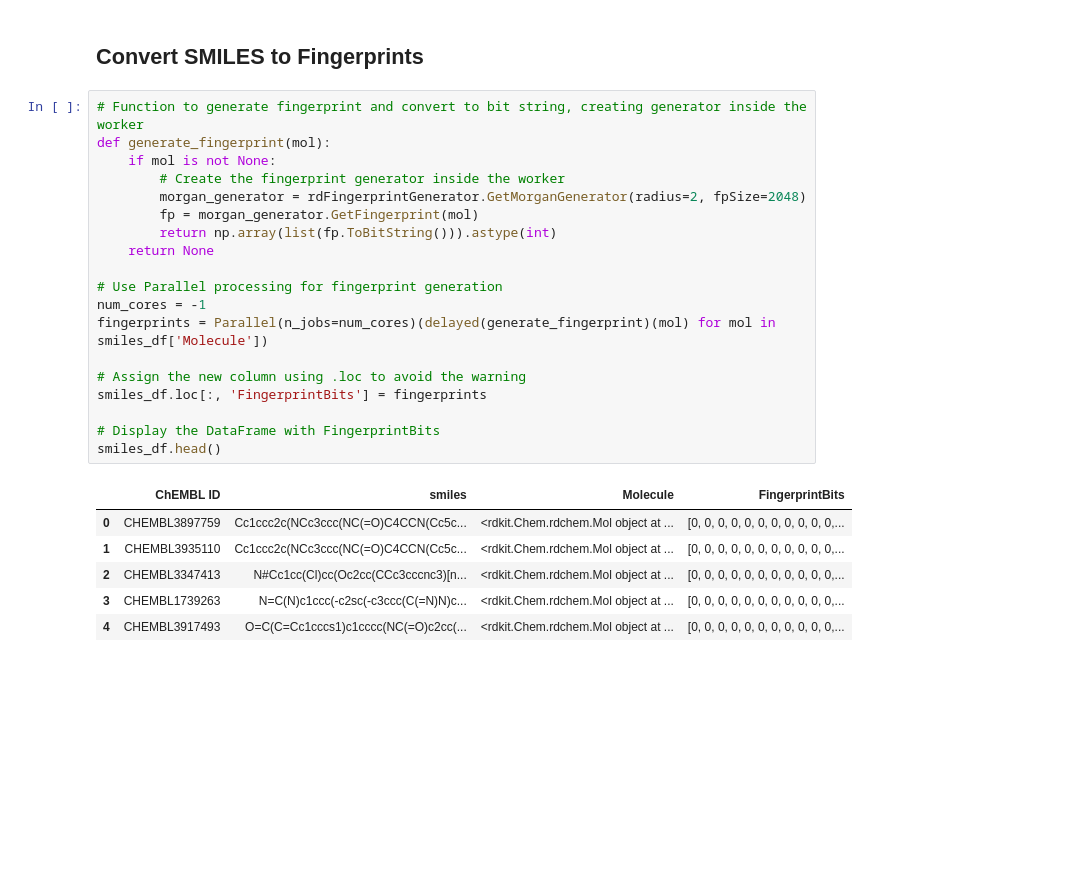
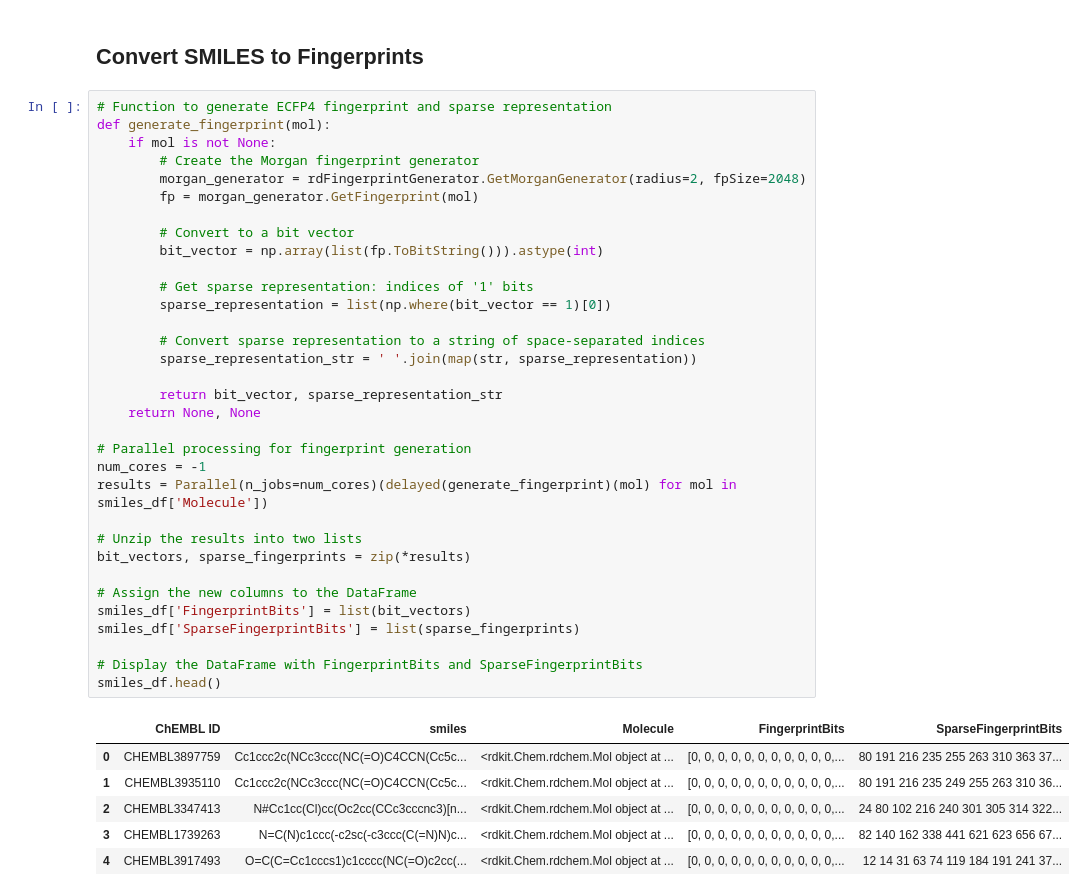
Before and after one commit to NilsDunlop/Flip2Mol, a Jupyter notebook: src/project.ipynb, the cells around one changed output. Saved outputs shown, nothing was run; the diff lists cells and outputs as text; blank space fills up the shorter version.

Commit message:
Convert fingerprint bit vectors to sparse representation

```diff
--- a/src/project.ipynb
+++ b/src/project.ipynb
@@ -64,29 +64,43 @@ display(img)
 # %% [markdown]
 ## Convert SMILES to Fingerprints
 # %%
-# Function to generate fingerprint and convert to bit string, creating generator inside the worker
+# Function to generate ECFP4 fingerprint and sparse representation
 def generate_fingerprint(mol):
     if mol is not None:
-        # Create the fingerprint generator inside the worker
+        # Create the Morgan fingerprint generator
         morgan_generator = rdFingerprintGenerator.GetMorganGenerator(radius=2, fpSize=2048)
         fp = morgan_generator.GetFingerprint(mol)
-        return np.array(list(fp.ToBitString())).astype(int)
-    return None
 
-# Use Parallel processing for fingerprint generation
+        # Convert to a bit vector
+        bit_vector = np.array(list(fp.ToBitString())).astype(int)
+
+        # Get sparse representation: indices of '1' bits
+        sparse_representation = list(np.where(bit_vector == 1)[0])
+
+        # Convert sparse representation to a string of space-separated indices
+        sparse_representation_str = ' '.join(map(str, sparse_representation))
+
+        return bit_vector, sparse_representation_str
+    return None, None
+
+# Parallel processing for fingerprint generation
 num_cores = -1
-fingerprints = Parallel(n_jobs=num_cores)(delayed(generate_fingerprint)(mol) for mol in smiles_df['Molecule'])
+results = Parallel(n_jobs=num_cores)(delayed(generate_fingerprint)(mol) for mol in smiles_df['Molecule'])
 
-# Assign the new column using .loc to avoid the warning
-smiles_df.loc[:, 'FingerprintBits'] = fingerprints
+# Unzip the results into two lists
+bit_vectors, sparse_fingerprints = zip(*results)
 
-# Display the DataFrame with FingerprintBits
+# Assign the new columns to the DataFrame
+smiles_df['FingerprintBits'] = list(bit_vectors)
+smiles_df['SparseFingerprintBits'] = list(sparse_fingerprints)
+
+# Display the DataFrame with FingerprintBits and SparseFingerprintBits
 smiles_df.head()
 # %% [output]
-|  | ChEMBL ID | smiles | Molecule | FingerprintBits |
-| 0 | CHEMBL3897759 | Cc1ccc2c(NCc3ccc(NC(=O)C4CCN(Cc5c... | <rdkit.Chem.rdchem.Mol object at ... | [0, 0, 0, 0, 0, 0, 0, 0, 0, 0, 0,... |
-| 1 | CHEMBL3935110 | Cc1ccc2c(NCc3ccc(NC(=O)C4CCN(Cc5c... | <rdkit.Chem.rdchem.Mol object at ... | [0, 0, 0, 0, 0, 0, 0, 0, 0, 0, 0,... |
-| 2 | CHEMBL3347413 | N#Cc1cc(Cl)cc(Oc2cc(CCc3cccnc3)[n... | <rdkit.Chem.rdchem.Mol object at ... | [0, 0, 0, 0, 0, 0, 0, 0, 0, 0, 0,... |
-| 3 | CHEMBL1739263 | N=C(N)c1ccc(-c2sc(-c3ccc(C(=N)N)c... | <rdkit.Chem.rdchem.Mol object at ... | [0, 0, 0, 0, 0, 0, 0, 0, 0, 0, 0,... |
-| 4 | CHEMBL3917493 | O=C(C=Cc1cccs1)c1cccc(NC(=O)c2cc(... | <rdkit.Chem.rdchem.Mol object at ... | [0, 0, 0, 0, 0, 0, 0, 0, 0, 0, 0,... |
+|  | ChEMBL ID | smiles | Molecule | FingerprintBits | SparseFingerprintBits |
+| 0 | CHEMBL3897759 | Cc1ccc2c(NCc3ccc(NC(=O)C4CCN(Cc5c... | <rdkit.Chem.rdchem.Mol object at ... | [0, 0, 0, 0, 0, 0, 0, 0, 0, 0, 0,... | 80 191 216 235 255 263 310 363 37... |
+| 1 | CHEMBL3935110 | Cc1ccc2c(NCc3ccc(NC(=O)C4CCN(Cc5c... | <rdkit.Chem.rdchem.Mol object at ... | [0, 0, 0, 0, 0, 0, 0, 0, 0, 0, 0,... | 80 191 216 235 249 255 263 310 36... |
+| 2 | CHEMBL3347413 | N#Cc1cc(Cl)cc(Oc2cc(CCc3cccnc3)[n... | <rdkit.Chem.rdchem.Mol object at ... | [0, 0, 0, 0, 0, 0, 0, 0, 0, 0, 0,... | 24 80 102 216 240 301 305 314 322... |
+| 3 | CHEMBL1739263 | N=C(N)c1ccc(-c2sc(-c3ccc(C(=N)N)c... | <rdkit.Chem.rdchem.Mol object at ... | [0, 0, 0, 0, 0, 0, 0, 0, 0, 0, 0,... | 82 140 162 338 441 621 623 656 67... |
+| 4 | CHEMBL3917493 | O=C(C=Cc1cccs1)c1cccc(NC(=O)c2cc(... | <rdkit.Chem.rdchem.Mol object at ... | [0, 0, 0, 0, 0, 0, 0, 0, 0, 0, 0,... | 12 14 31 63 74 119 184 191 241 37... |
 # %%
```
Also changed, not shown: parts of 3 cells of this notebook, 1 other file.
